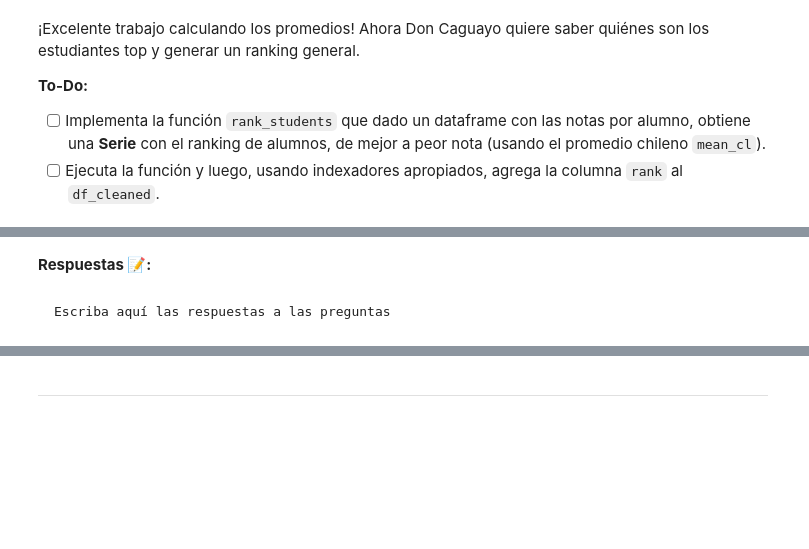
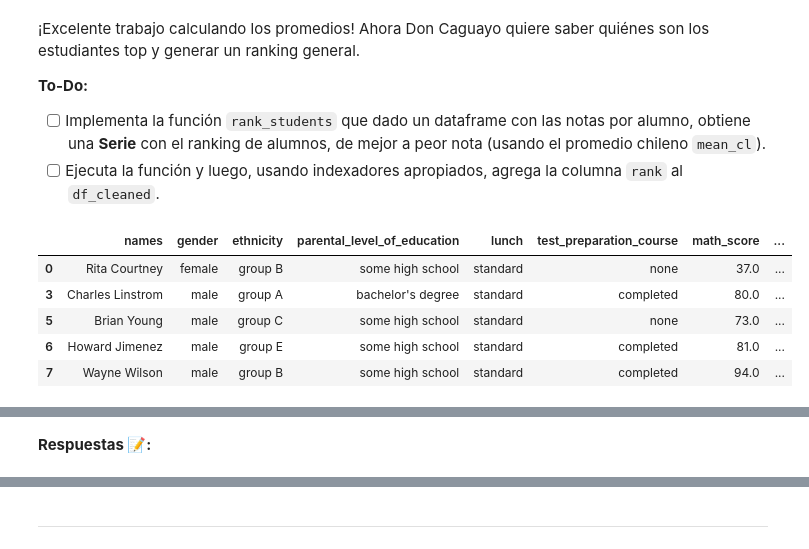
Before and after one commit to enzo-toledo/MDS7202, a Jupyter notebook: labs/lab_3/Lab3_Enunciado.ipynb, the cells around one changed output, grey strips where cells are left out. Saved outputs shown, nothing was run; the diff lists cells and outputs as text; code cells hidden in the pictures; blank space fills up the shorter version.

````diff
--- a/labs/lab_3/Lab3_Enunciado.ipynb
+++ b/labs/lab_3/Lab3_Enunciado.ipynb
@@ -362,5 +491,14 @@ def rank_students(df: pd.DataFrame) -> pd.Series: ...
 # %%
-# En esta celda ejecuta la función y luego usa indexadores para agregar la nueva columna al dataframe limpio
+# En esta celda se ejecuta la función y luego se agrega una nueva columna al dataframe
+df_cleaned["rank"] = rank_students(df_cleaned)
+df_cleaned.head()
+# %% [output]
+|  | names | gender | ethnicity | parental_level_of_education | lunch | test_preparation_course | math_score | ... |
+| 0 | Rita Courtney | female | group B | some high school | standard | none | 37.0 | ... |
+| 3 | Charles Linstrom | male | group A | bachelor's degree | standard | completed | 80.0 | ... |
+| 5 | Brian Young | male | group C | some high school | standard | none | 73.0 | ... |
+| 6 | Howard Jimenez | male | group E | some high school | standard | completed | 81.0 | ... |
+| 7 | Wayne Wilson | male | group B | some high school | standard | completed | 94.0 | ... |
 # %% [markdown]
 **Preguntas ❓:**
 
@@ -372,7 +509,3 @@ def rank_students(df: pd.DataFrame) -> pd.Series: ...
 4. ¿Cuál es el comportamiento por defecto?
 # %% [markdown]
 **Respuestas 📝:**
-# %% [markdown]
-```
-Escriba aquí las respuestas a las preguntas
-```
````
Also changed, not shown: parts of 23 cells of this notebook.
